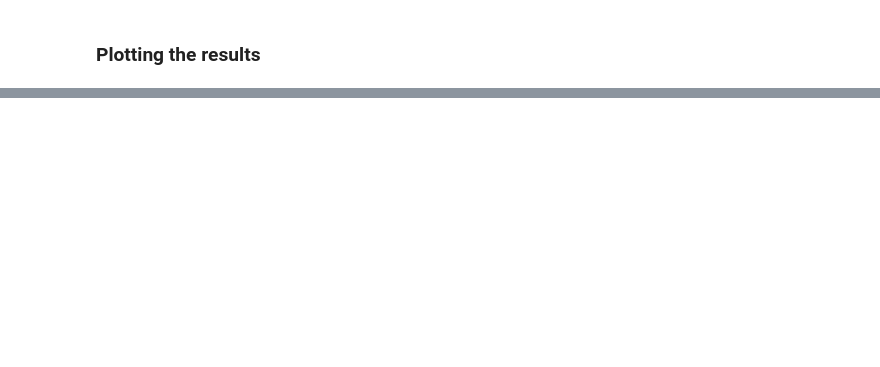
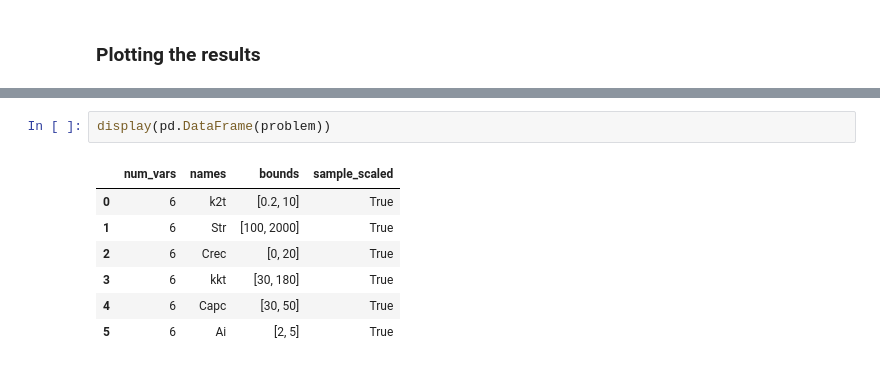
Before and after one commit to dariohhossoda/MOGESTpy, a Jupyter notebook: Applications/examples/SMAP_example.ipynb, the cells around one changed output, grey strips where cells are left out. Drawn from its saved outputs; the diff is of its cells as text; blank space fills up the shorter version.

```diff
--- a/Applications/examples/SMAP_example.ipynb
+++ b/Applications/examples/SMAP_example.ipynb
@@ -101,0 +274,10 @@ display(df_smap)
+# %%
+display(pd.DataFrame(problem))
+# %% [output]
+|  | num_vars | names | bounds | sample_scaled |
+| 0 | 6 | k2t | [0.2, 10] | True |
+| 1 | 6 | Str | [100, 2000] | True |
+| 2 | 6 | Crec | [0, 20] | True |
+| 3 | 6 | kkt | [30, 180] | True |
+| 4 | 6 | Capc | [30, 50] | True |
+| 5 | 6 | Ai | [2, 5] | True |
```
Also changed, not shown: parts of 25 cells of this notebook.
